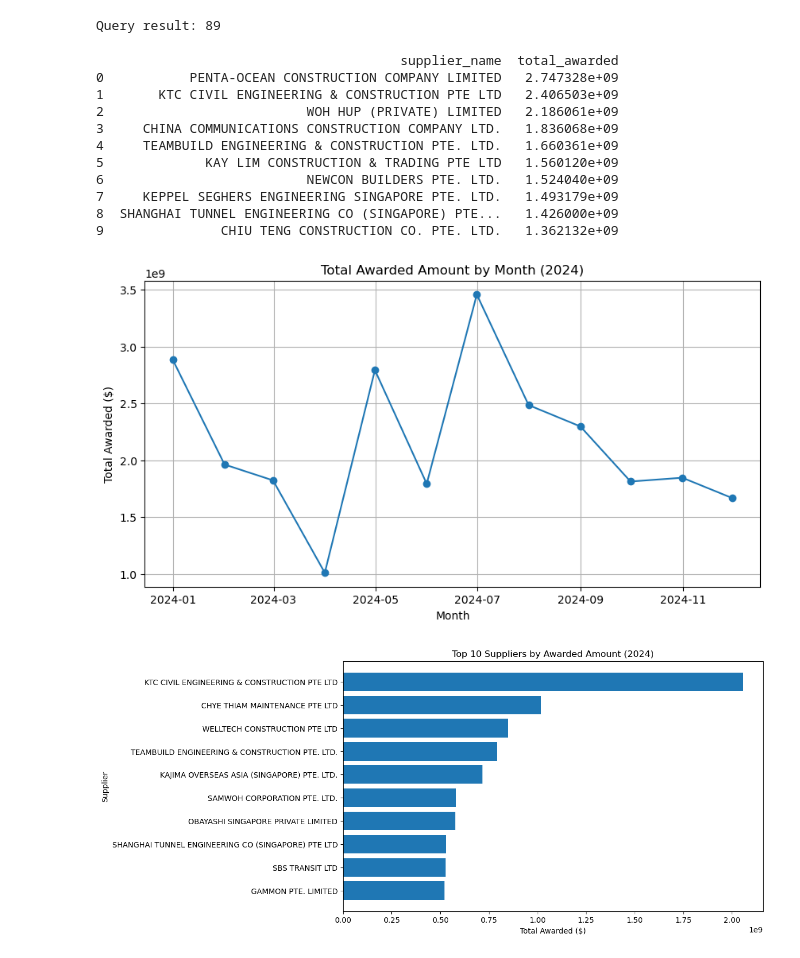
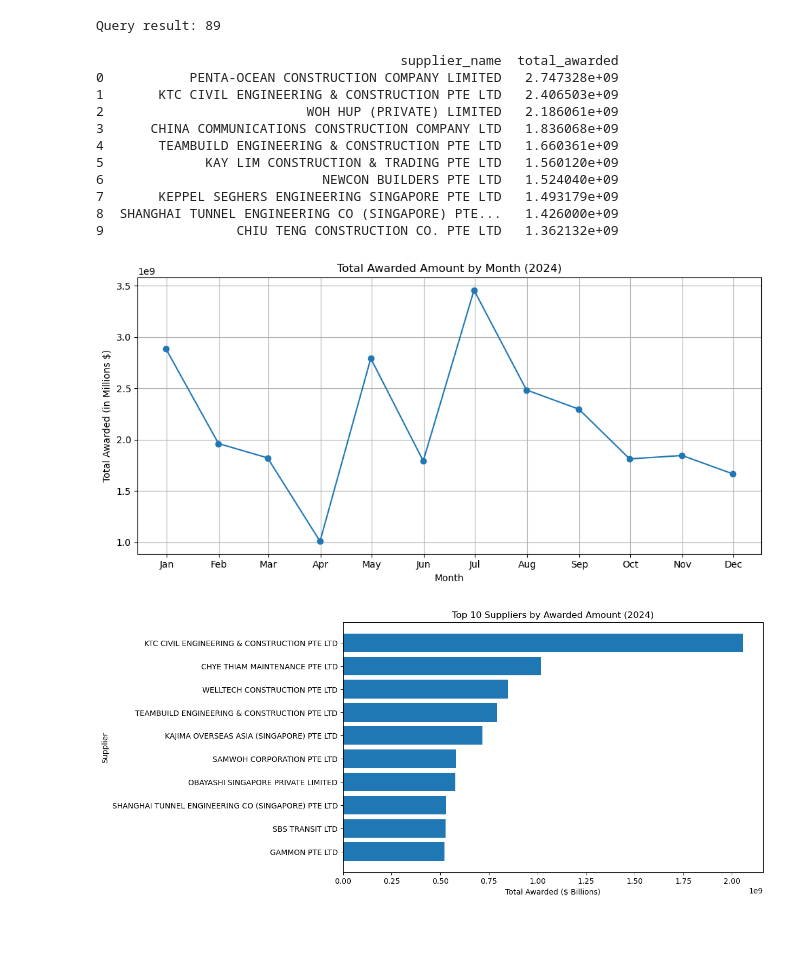
Before and after one commit to khairiah/gov_procurement, a Jupyter notebook: Procurement.ipynb, the cells around one changed output. Cells and saved outputs as stored; diff of their text form; code cells hidden in the pictures; blank space fills up the shorter version.

```diff
--- a/Procurement.ipynb
+++ b/Procurement.ipynb
@@ -629,9 +749,11 @@ df.columns.tolist()
 # %%
 # Create database in postgresql
-engine = db.create_engine('postgresql+psycopg2://postgres:admin@localhost:5435/procurement')
+engine = db.create_engine('postgresql+psycopg2://postgres:admin@localhost:5432/procurement')
 
 # create database
 create_database(engine.url)
 
 # release resources associated with engine
 engine.dispose()
+
+# note: if database already exists in postgres, it will throw an error
@@ -638,8 +765,5 @@ engine.dispose()
 # %%
 # Creating tables
-# Using username postgres, password admin, and *EXISTING* database starter
-# Create SQLAlchemy engine
-engine = db.create_engine('postgresql://postgres:admin@localhost:5432/procurement')
 # %%
 commands = [
 
@@ -790,39 +921,47 @@ print(df_highest_amt_awarded)
 0           PENTA-OCEAN CONSTRUCTION COMPANY LIMITED   2.747328e+09
 1       KTC CIVIL ENGINEERING & CONSTRUCTION PTE LTD   2.406503e+09
 2                          WOH HUP (PRIVATE) LIMITED   2.186061e+09
-3     CHINA COMMUNICATIONS CONSTRUCTION COMPANY LTD.   1.836068e+09
-4     TEAMBUILD ENGINEERING & CONSTRUCTION PTE. LTD.   1.660361e+09
+3      CHINA COMMUNICATIONS CONSTRUCTION COMPANY LTD   1.836068e+09
+4       TEAMBUILD ENGINEERING & CONSTRUCTION PTE LTD   1.660361e+09
 5             KAY LIM CONSTRUCTION & TRADING PTE LTD   1.560120e+09
-6                          NEWCON BUILDERS PTE. LTD.   1.524040e+09
-7     KEPPEL SEGHERS ENGINEERING SINGAPORE PTE. LTD.   1.493179e+09
+6                            NEWCON BUILDERS PTE LTD   1.524040e+09
+7       KEPPEL SEGHERS ENGINEERING SINGAPORE PTE LTD   1.493179e+09
 8  SHANGHAI TUNNEL ENGINEERING CO (SINGAPORE) PTE...   1.426000e+09
-9               CHIU TENG CONSTRUCTION CO. PTE. LTD.   1.362132e+09
+9                 CHIU TENG CONSTRUCTION CO. PTE LTD   1.362132e+09
 # %%
 # monthly procurement trend/spend for the year 2024
 query = """
 SELECT DATE_TRUNC('month', award_date) AS award_month,
        SUM(awarded_amt) AS total_awarded
 FROM fact_awards
 WHERE award_date BETWEEN '2024-01-01' AND '2024-12-31'
 GROUP BY award_month
 ORDER BY award_month;
 """
 df_trend_2024 = pd.read_sql(text(query), engine)
 # display(df_trend_2024)
 
-
 # df_trend_2024 has: award_month | total_awarded
 df_trend_2024['award_month'] = pd.to_datetime(df_trend_2024['award_month'])
 
 plt.figure(figsize=(10,5))
 plt.plot(df_trend_2024['award_month'], df_trend_2024['total_awarded'], marker='o')
+
 plt.title("Total Awarded Amount by Month (2024)")
 plt.xlabel("Month")
-plt.ylabel("Total Awarded ($)")
+plt.ylabel("Total Awarded (in Millions $)")
+
+# Format x-axis
+ax = plt.gca()
+ax.xaxis.set_major_formatter(mdates.DateFormatter('%b'))
+ax.xaxis.set_major_locator(mdates.MonthLocator())
+plt.xticks(rotation=0) #rotate xasis label
+
 plt.grid(True)
+plt.tight_layout()
 plt.show()
 # %% [output]
-[figure, old version]
+[figure, new version]
 # %%
 # top suppliers with highest amount in 2024
 
@@ -843,11 +982,11 @@ df_suppliers_2024 = df_suppliers_2024.sort_values("total_awarded", ascending=Tru
 plt.figure(figsize=(10,6))
 plt.barh(df_suppliers_2024['supplier_name'], df_suppliers_2024['total_awarded'])
 plt.title("Top 10 Suppliers by Awarded Amount (2024)")
-plt.xlabel("Total Awarded ($)")
+plt.xlabel("Total Awarded ($ Billions)")
 plt.ylabel("Supplier")
 plt.show()
 # %% [output]
-[figure, old version]
+[figure, new version]
 # %%
 # Top 10 agencies by total amount procured spent
 query = """
```
Also changed, not shown: parts of 26 cells of this notebook.
